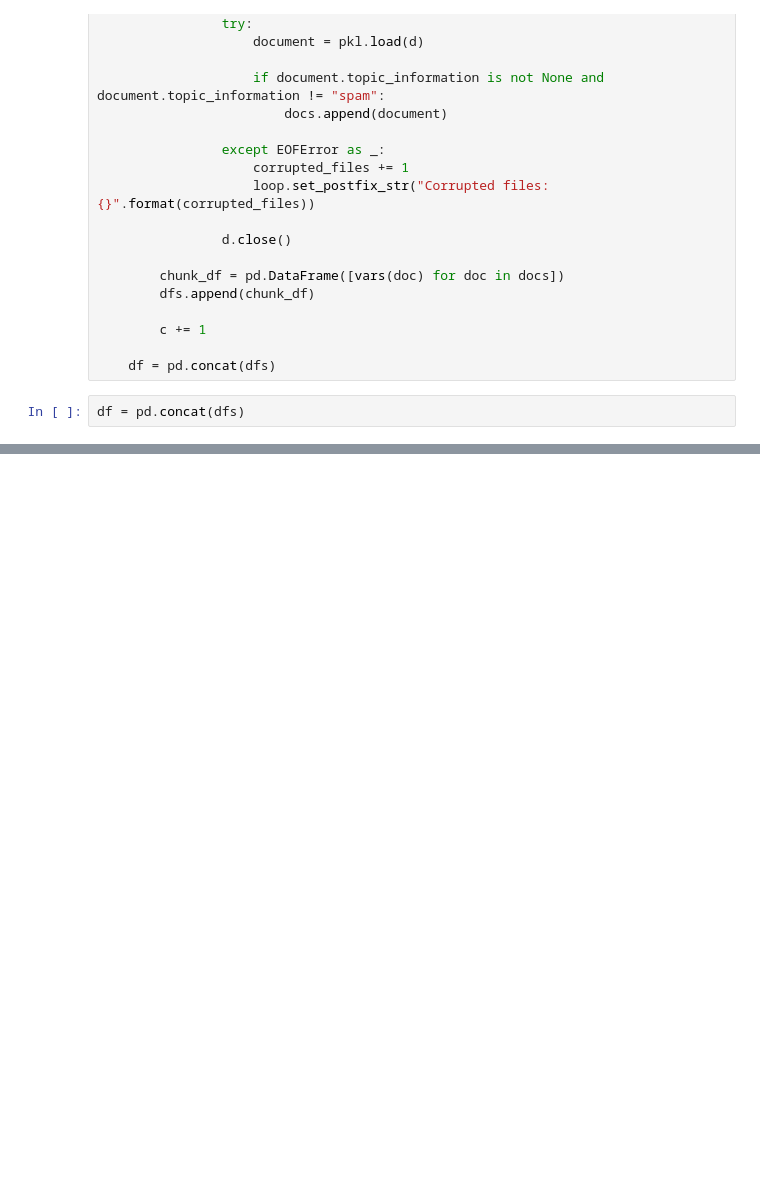
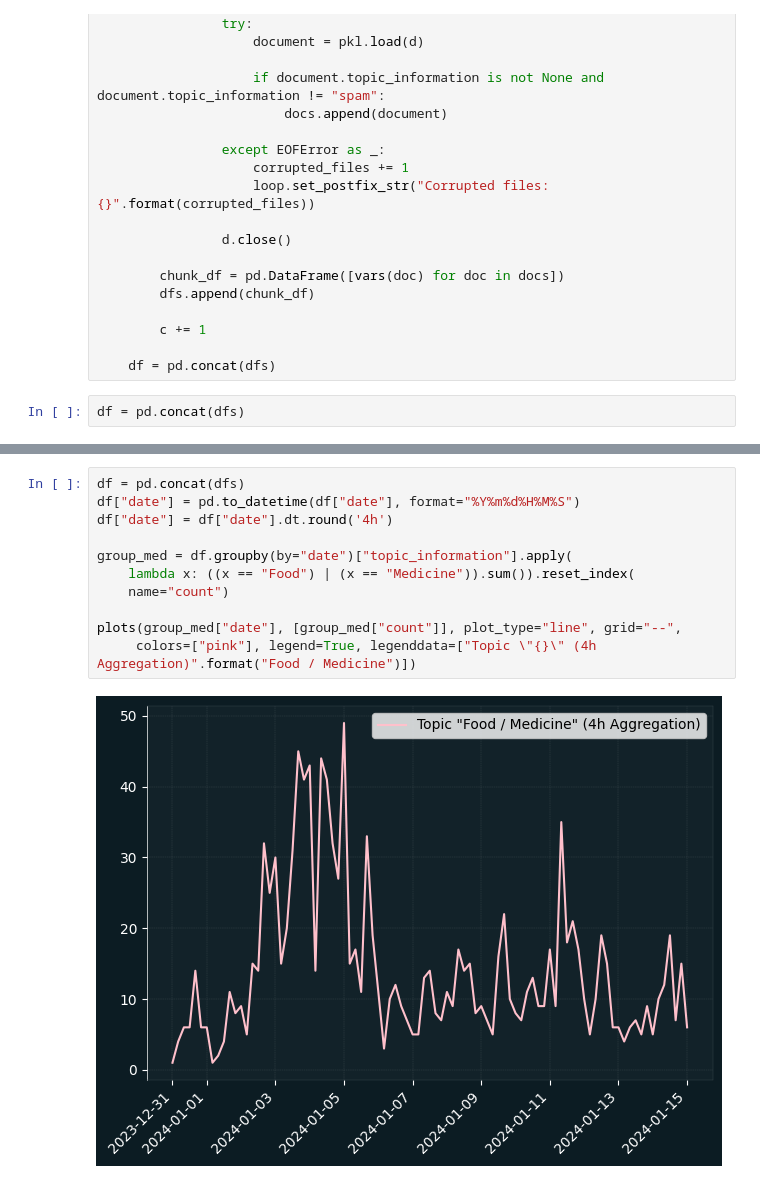
Before and after one commit to KonstiDE/ERNIE, a Jupyter notebook: plotting.ipynb, the cells around one changed output, grey strips where cells are left out. Drawn from its saved outputs; the diff is of its cells as text; blank space fills up the shorter version.

```diff
--- a/plotting.ipynb
+++ b/plotting.ipynb
@@ -69,0 +179,13 @@ plot(group_holidays["date"], group_holidays["count"], plot_type="line",
+# %%
+df = pd.concat(dfs)
+df["date"] = pd.to_datetime(df["date"], format="%Y%m%d%H%M%S")
+df["date"] = df["date"].dt.round('4h')
+
+group_med = df.groupby(by="date")["topic_information"].apply(
+    lambda x: ((x == "Food") | (x == "Medicine")).sum()).reset_index(
+    name="count")
+
+plots(group_med["date"], [group_med["count"]], plot_type="line", grid="--",
+     colors=["pink"], legend=True, legenddata=["Topic \"{}\" (4h Aggregation)".format("Food / Medicine")])
+# %% [output]
+[figure, added]
```
Also changed, not shown: parts of 9 cells of this notebook, 1 other file.
